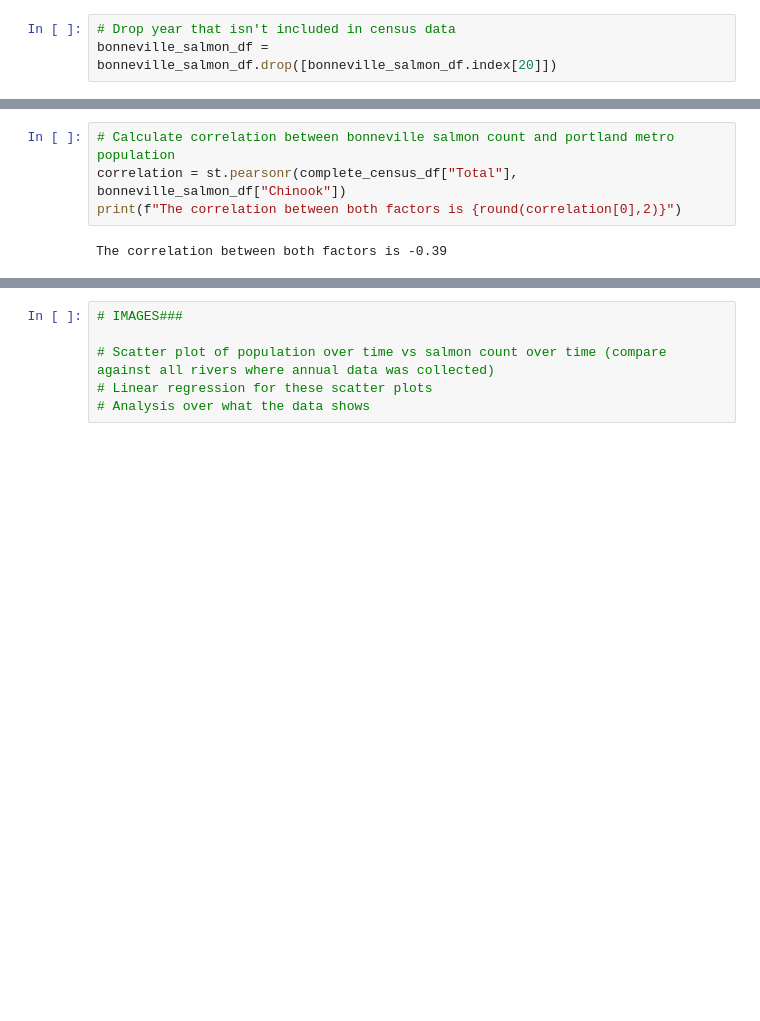
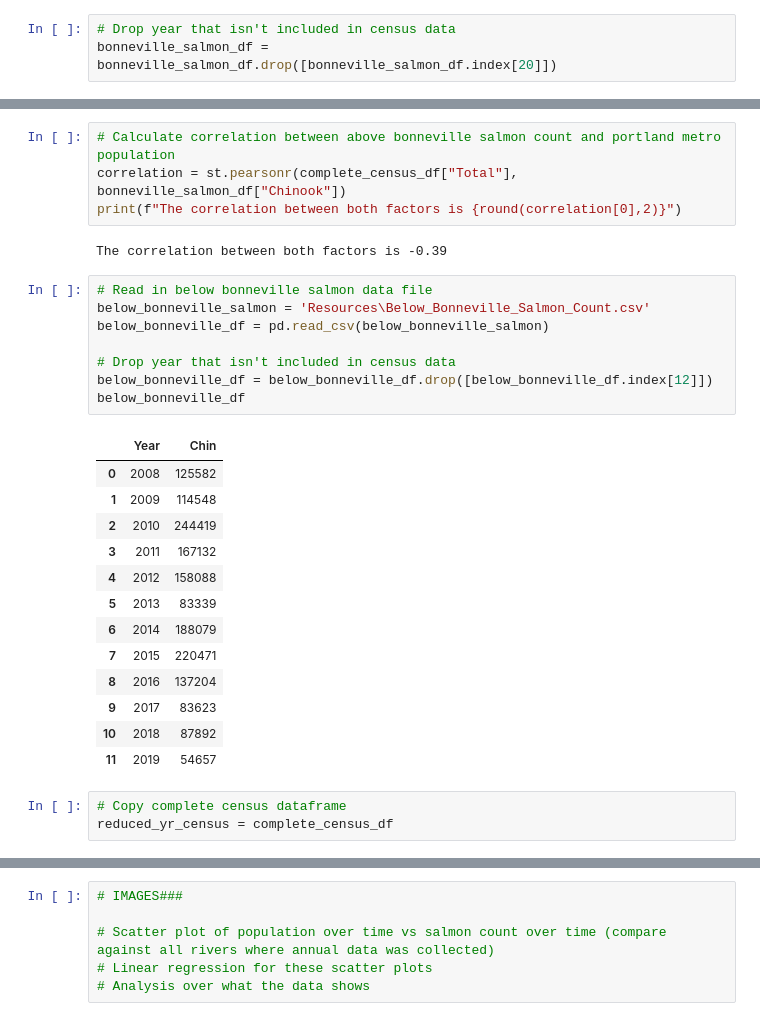
Before and after one commit to jayhjman/bootcamp-project1, a Jupyter notebook: Population_data.ipynb, the cells around one changed output, grey strips where cells are left out. Saved outputs shown, nothing was run; the diff lists cells and outputs as text; blank space fills up the shorter version.

```diff
--- a/Population_data.ipynb
+++ b/Population_data.ipynb
@@ -364,6 +363,31 @@ plt.show()
 # %%
-# Calculate correlation between bonneville salmon count and portland metro population
+# Calculate correlation between above bonneville salmon count and portland metro population
 correlation = st.pearsonr(complete_census_df["Total"], bonneville_salmon_df["Chinook"])
 print(f"The correlation between both factors is {round(correlation[0],2)}")
 # %% [output]
 The correlation between both factors is -0.39
+# %%
+# Read in below bonneville salmon data file
+below_bonneville_salmon = 'Resources\Below_Bonneville_Salmon_Count.csv'
+below_bonneville_df = pd.read_csv(below_bonneville_salmon)
+
+# Drop year that isn't included in census data
+below_bonneville_df = below_bonneville_df.drop([below_bonneville_df.index[12]])
+below_bonneville_df
+# %% [output]
+|  | Year | Chin |
+| 0 | 2008 | 125582 |
+| 1 | 2009 | 114548 |
+| 2 | 2010 | 244419 |
+| 3 | 2011 | 167132 |
+| 4 | 2012 | 158088 |
+| 5 | 2013 | 83339 |
+| 6 | 2014 | 188079 |
+| 7 | 2015 | 220471 |
+| 8 | 2016 | 137204 |
+| 9 | 2017 | 83623 |
+| 10 | 2018 | 87892 |
+| 11 | 2019 | 54657 |
+# %%
+# Copy complete census dataframe
+reduced_yr_census = complete_census_df
```
Also changed, not shown: parts of 6 cells of this notebook, 3 other files.
